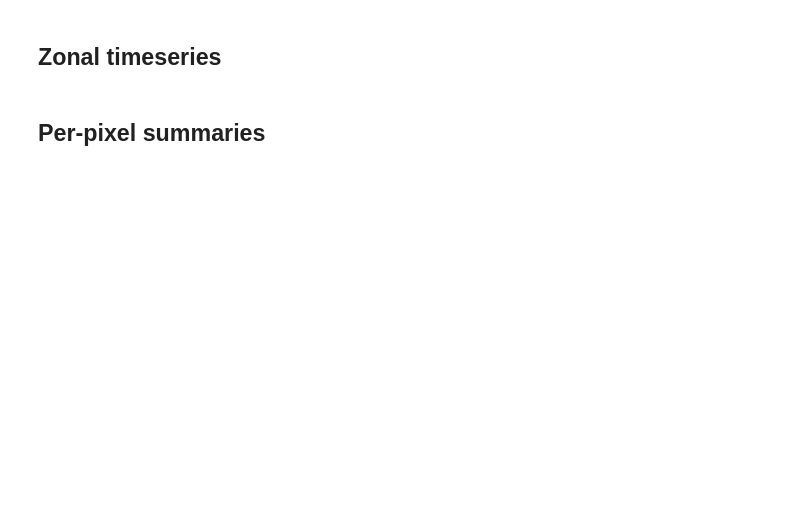
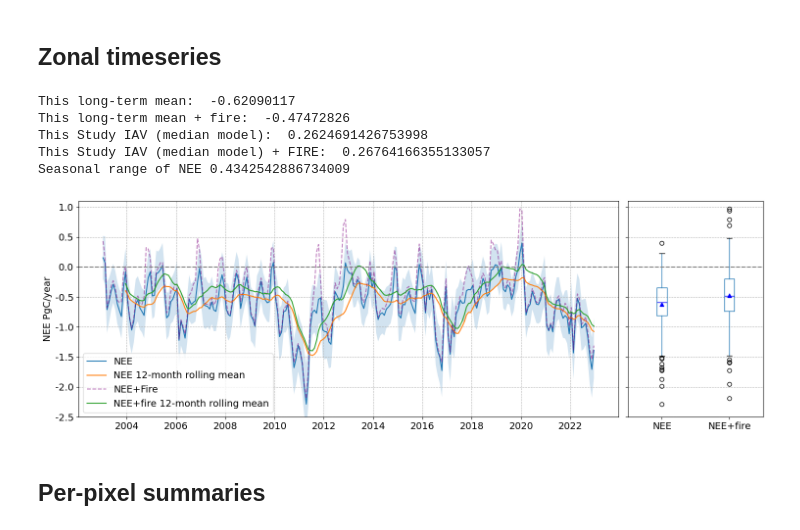
Before and after one commit to cbur24/AusEFlux, a Jupyter notebook: notebooks/historical/7_Plot_predictions.ipynb, the cells around one changed output. Drawn from its saved outputs; the diff is of its cells as text; code cells hidden in the pictures; blank space fills up the shorter version.

Commit message:
run all models and plot

```diff
--- a/notebooks/historical/7_Plot_predictions.ipynb
+++ b/notebooks/historical/7_Plot_predictions.ipynb
@@ -53,2 +50,9 @@ ds.attrs['nodata'] = np.nan
+# %%
+area_per_pixel = ds_area[var+'_median'].odc.geobox.resolution.x**2
+
+if var != 'ET':
+    ds_area = ds_area * area_per_pixel * 1e-15 * 12 # (pgC/year)
+else:
+    ds_area = ds_area * 12 # (mm/year)
 # %% [markdown]
 ## Zonal timeseries
@@ -57,32 +59,77 @@ ds_1D = ds.rename(var).sum(['x','y'])
+# %%
+ds_1D = ds_area[var+'_median'].rename(var).sum(['x','y'])
+upper_1D = ds_area[var+'_5th_percentile'].sum(['x','y'])
+lower_1D = ds_area[var+'_95th_percentile'].sum(['x','y'])
+
+fire = xr.open_dataarray('/g/data/os22/chad_tmp/NEE_modelling/data/FireEmissions_10km_monthly_2003_2022.nc')
+fire = fire.sum(['x', 'y'])
+fire = fire*12
+
+if var == 'NEE':
+    ds_fire_1d = ds_1D+fire
+    ds_fire_1d.drop(['spatial_ref']).to_dataframe(name='NEE+fire')
+# %%
+annual_ds = ds_area.resample(time='1Y').sum()
+annual_fire = fire.resample(time='1Y').sum()
+
+print('This long-term mean: ', ds_1D.mean().values)
+
+if var=='NEE':
+    print('This long-term mean + fire: ', ds_fire_1d.mean().values)
+print('This Study IAV (median model): ', (annual_ds[var+'_median'].sum(['x','y']) / 12).std().values)
+print('This Study IAV (median model) + FIRE: ',((annual_ds[var+'_median'].sum(['x','y'])+annual_fire)/12).std().values)
+
+ds_clim_mean = ds_area[var+'_median'].groupby('time.month').mean()
+print('Seasonal range of '+var, ds_clim_mean.sum(['x','y']).max().values - ds_clim_mean.sum(['x','y']).min().values)
+# %% [output]
+This long-term mean:  -0.62090117
+This long-term mean + fire:  -0.47472826
+This Study IAV (median model):  0.2624691426753998
+This Study IAV (median model) + FIRE:  0.26764166355133057
+Seasonal range of NEE 0.4342542886734009
 # %%
-df_1d = ds_1D.drop('spatial_ref').to_dataframe()
+df_1d = ds_1D.drop(['spatial_ref']).to_dataframe()
+
 fig,ax = plt.subplots(1,2, figsize=(15,5), sharey=True, gridspec_kw={'width_ratios': [4, 1]})
+
+if var == 'NEE':
+    df_1d['NEE+fire'] = ds_fire_1d.drop(['spatial_ref']).to_dataframe(name='NEE+fire')
+
 ds_1D.plot(linestyle='-', ax=ax[0], label=var)
 ds_1D.rolling(time=12, min_periods=12).mean().plot(ax=ax[0], label=var+' 12-month rolling mean')
-# ax[0].fill_between(ds_1D.time, lower_1D, upper_1D, alpha=0.2)
+ax[0].fill_between(ds_1D.time, lower_1D, upper_1D, alpha=0.2)
 df_1d.boxplot(ax=ax[1], rot=0, grid=False, fontsize=14, showmeans=True, color={'medians': 'blue'}, meanprops={'markerfacecolor': 'blue', 'markeredgecolor':'blue'})
 
 if var == 'NEE':
+
     ds_fire_1d.plot(linestyle='--', ax=ax[0], label='NEE+Fire', c='purple', alpha=0.5)
     ds_fire_1d.rolling(time=12, min_periods=12).mean().plot(ax=ax[0], label='NEE+fire 12-month rolling mean')
     ax[0].axhline(0, c='grey', linestyle='--')
     ax[1].axhline(0, c='grey', linestyle='--')
 
-if var!='NEE':
+if var != 'ET':
+    ax[0].set_ylabel(var+' PgC/year', fontsize=14)
+else:
+    ax[0].set_ylabel(var+' mm/year', fontsize=14)
+ax[0].xaxis.set_major_locator(mdates.YearLocator(2))
+if var =='ER':
     ax[0].set_ylim(1.0, 8.0)
 
-ax[0].set_ylabel(var+' PgC/year', fontsize=14)
-ax[0].xaxis.set_major_locator(mdates.YearLocator(2))
+if var =='NEE':
+    ax[0].set_ylim(-2.5, 1.1)
 ax[0].tick_params(axis='x', labelsize=14)
 ax[0].tick_params(axis='y', labelsize=14)
 ax[0].set_yticklabels(['{:3.1f}'.format(x) for x in ax[0].get_yticks()])
 ax[0].set_xlabel('')
 ax[0].set_title('')
 ax[0].grid('off', which='major', axis='both', linestyle='--', linewidth=0.75)
 ax[1].grid('off', which='major', axis='y', linestyle='--', linewidth=0.75)
 ax[0].legend(loc='best', fontsize=14)
 plt.tight_layout()
-plt.savefig(f'{base}results/figs/'+var+'_aus_timeseries_with_boxplot_'+suffix+'.png')
+
+plt.savefig(f'{base}results/figs/{var}_timeseries_with_boxplot_{version}.png', bbox_inches='tight', dpi=300)
+# %% [output]
+[figure, added]
 # %% [markdown]
 ## Per-pixel summaries
 # %%
```
Also changed, not shown: parts of 22 cells of this notebook, 3 other files.
